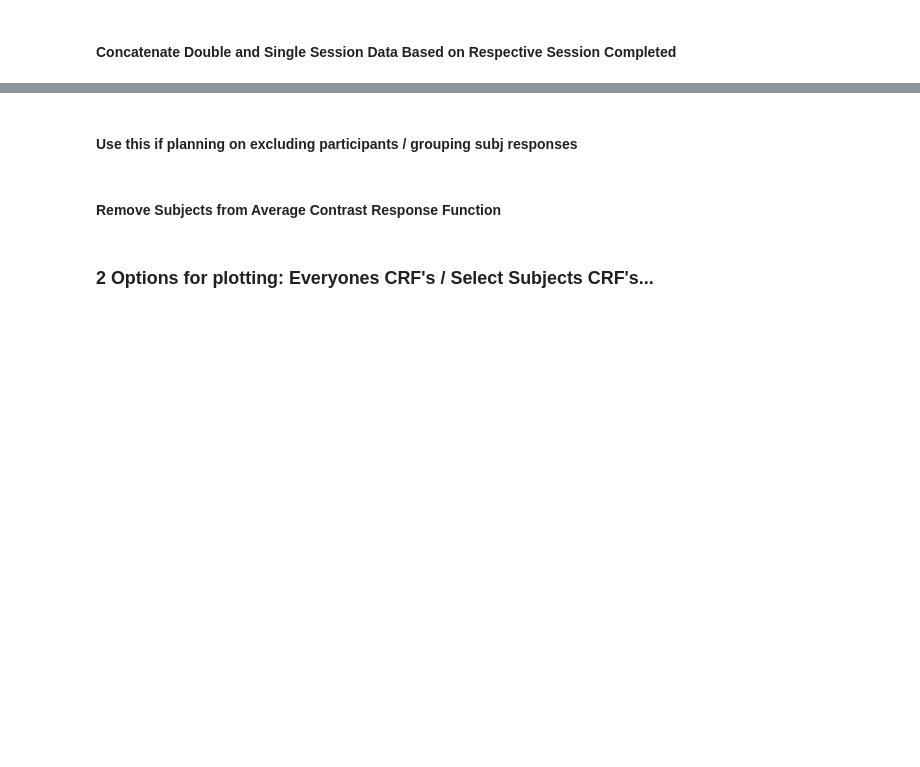
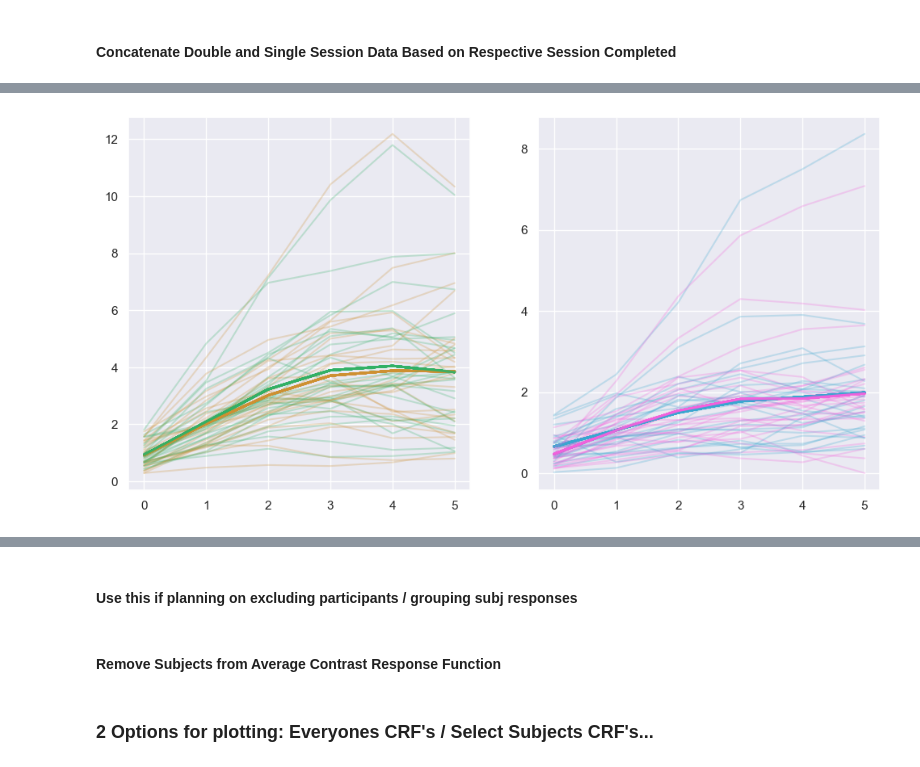
Before and after one commit to PatriciaNL/LTP_analysis, a Jupyter notebook: PythonScripts/ProcessingPipeline/GrandCRFAvgData.ipynb, the cells around one changed output, grey strips where cells are left out. Cells and saved outputs as stored; diff of their text form; code cells hidden in the pictures; blank space fills up the shorter version.

```diff
--- a/PythonScripts/ProcessingPipeline/GrandCRFAvgData.ipynb
+++ b/PythonScripts/ProcessingPipeline/GrandCRFAvgData.ipynb
@@ -232,0 +151,8 @@ print("Keys in dict1 after update:", dict1.keys())
+# %%
+CndDict = {}
+SubList = {}
+
+CndDict[0], SubList[0] = Concat_Dict_Data(NumSubs,SubNames,d1 = data[0],d2 = data_1s[0],iters = NumSess[0],s2 = attnL_subs)
+CndDict[1], SubList[1] = Concat_Dict_Data(NumSubs,SubNames,d1 = data[1],d2 = data_1s[1],iters = NumSess[1],s2 = attnL_subs)
+CndDict[2], SubList[2] = Concat_Dict_Data(NumSubs,SubNames,d1 = data[2],d2 = data_1s[2],iters = NumSess[2],s2 = attnR_subs)
+CndDict[3], SubList[3] = Concat_Dict_Data(NumSubs,SubNames,d1 = data[3],d2 = data_1s[3],iters = NumSess[3],s2 = attnR_subs)
@@ -232,0 +163,26 @@ print("Keys in dict1 after update:", dict1.keys())
+# %%
+sns.set_theme()
+# %%
+cond = 0
+
+g_crf = GrandCRF(CndDict[cond]) # grand avg for this condition - all subjects
+#print(g_crf.shape)
+sub_ind = np.array(SubList[cond]) # subject list array
+#print(sub_ind)
+
+fig,axs = plt.subplots(1,2,figsize = (12,6))
+for i in range(int(NumSess[cond])):
+    dIn = CndDict[cond][i]
+    axs[0].plot(dIn[:6,0], color = cp1[1],alpha = 0.25) # pre
+    axs[0].plot(g_crf[:6,0], color =  cp1[1],alpha = 0.9, linewidth = 2) # avg pre
+
+    axs[0].plot(dIn[:6,1], color =  cp1[3],alpha = 0.25) # pre
+    axs[0].plot(g_crf[:6,1], color = cp1[3],alpha = 0.9, linewidth = 2)# avg pre
+
+    axs[1].plot(dIn[6:,0], color = cp1[5],alpha = 0.25)# pre
+    axs[1].plot(g_crf[6:,0], color = cp1[5],alpha = 0.9, linewidth = 2)# avg pre
+
+    axs[1].plot(dIn[6:,1], color = cp1[7],alpha = 0.25) # pre
+    axs[1].plot(g_crf[6:,1], color = cp1[7],alpha = 0.9, linewidth = 2) # avg pre
+# %% [output]
+[figure, added]
```
Also changed, not shown: parts of 24 cells of this notebook.
